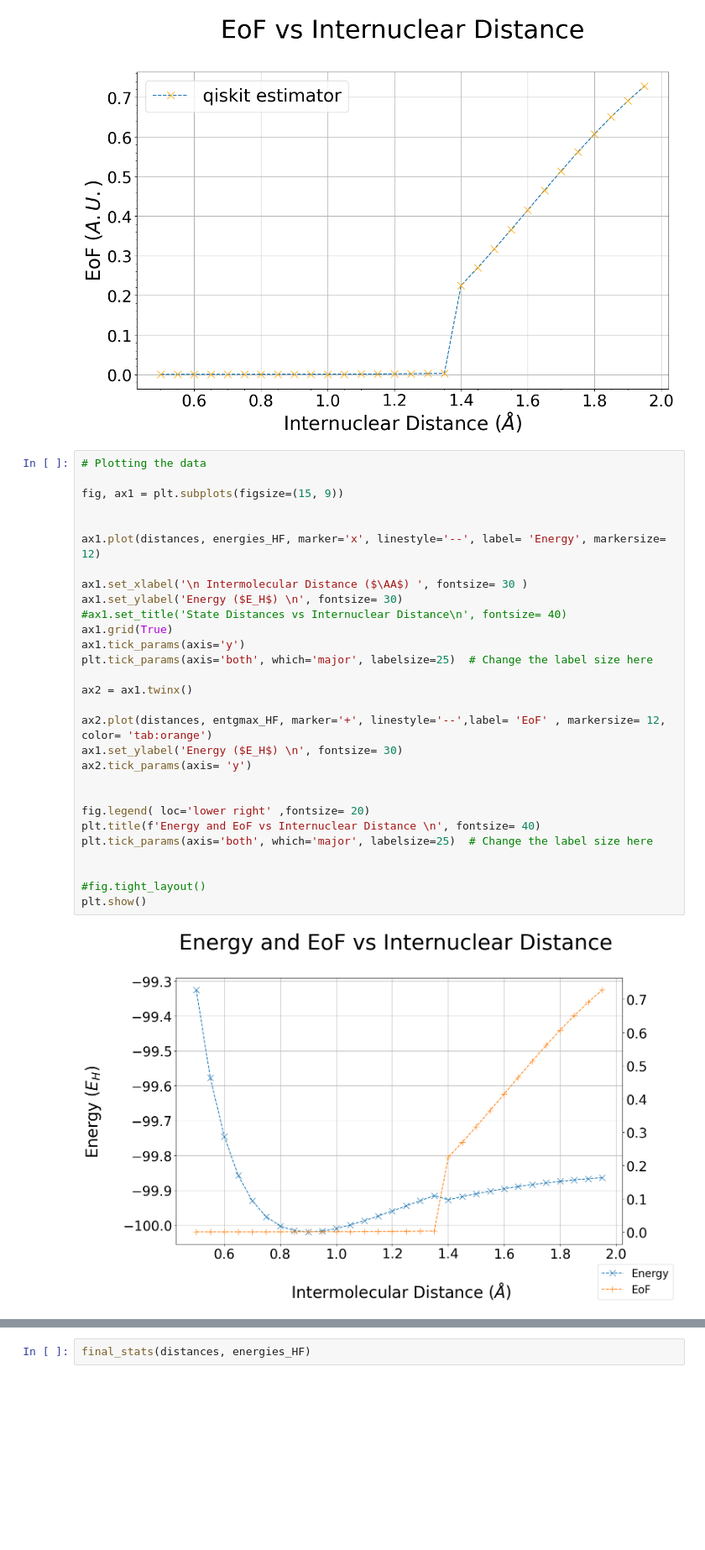
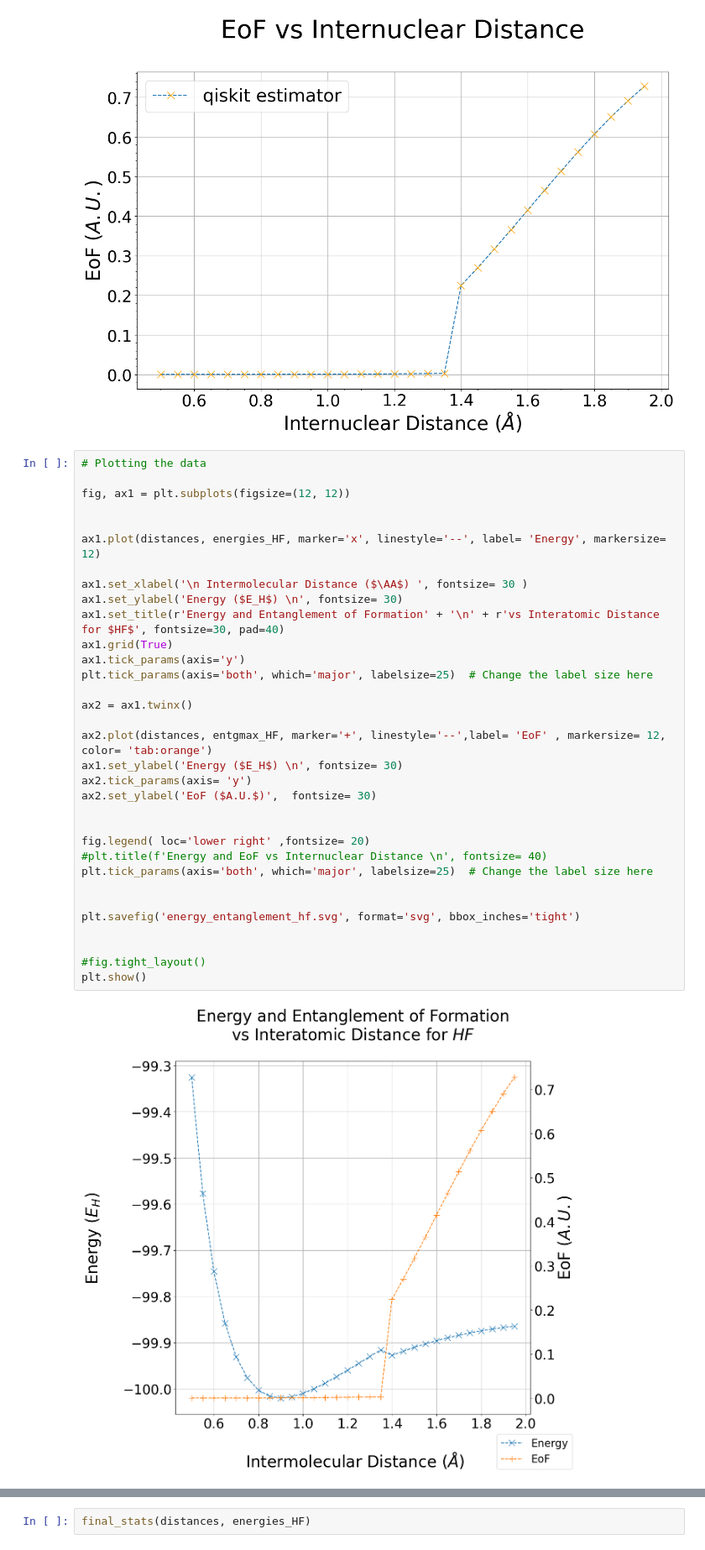
Before and after one commit to jervaal/Thesis-VQE, a Jupyter notebook: Diatomic Molecules/HF_molecule.ipynb, the cells around one changed output, grey strips where cells are left out. Shown at 84% size. Cells and saved outputs as stored; diff of their text form; blank space fills up the shorter version.

```diff
--- a/Diatomic Molecules/HF_molecule.ipynb
+++ b/Diatomic Molecules/HF_molecule.ipynb
@@ -198,34 +198,38 @@ plt.show()
 # %%
 # Plotting the data
 
-fig, ax1 = plt.subplots(figsize=(15, 9))
+fig, ax1 = plt.subplots(figsize=(12, 12))
 
 
 ax1.plot(distances, energies_HF, marker='x', linestyle='--', label= 'Energy', markersize= 12)
 
 ax1.set_xlabel('\n Intermolecular Distance ($\AA$) ', fontsize= 30 )
 ax1.set_ylabel('Energy ($E_H$) \n', fontsize= 30)
-#ax1.set_title('State Distances vs Internuclear Distance\n', fontsize= 40)
+ax1.set_title(r'Energy and Entanglement of Formation' + '\n' + r'vs Interatomic Distance for $HF$', fontsize=30, pad=40)
 ax1.grid(True)
 ax1.tick_params(axis='y')
 plt.tick_params(axis='both', which='major', labelsize=25)  # Change the label size here
 
 ax2 = ax1.twinx()
 
 ax2.plot(distances, entgmax_HF, marker='+', linestyle='--',label= 'EoF' , markersize= 12, color= 'tab:orange')
 ax1.set_ylabel('Energy ($E_H$) \n', fontsize= 30)
 ax2.tick_params(axis= 'y')
+ax2.set_ylabel('EoF ($A.U.$)',  fontsize= 30)
 
 
 fig.legend( loc='lower right' ,fontsize= 20)
-plt.title(f'Energy and EoF vs Internuclear Distance \n', fontsize= 40)
+#plt.title(f'Energy and EoF vs Internuclear Distance \n', fontsize= 40)
 plt.tick_params(axis='both', which='major', labelsize=25)  # Change the label size here
+
+
+plt.savefig('energy_entanglement_hf.svg', format='svg', bbox_inches='tight')
 
 
 #fig.tight_layout()
 plt.show()
 # %% [output]
-[figure, old version]
+[figure, new version]
 # %%
 # Plotting the data
 
```
Also changed, not shown: 14 other files.
